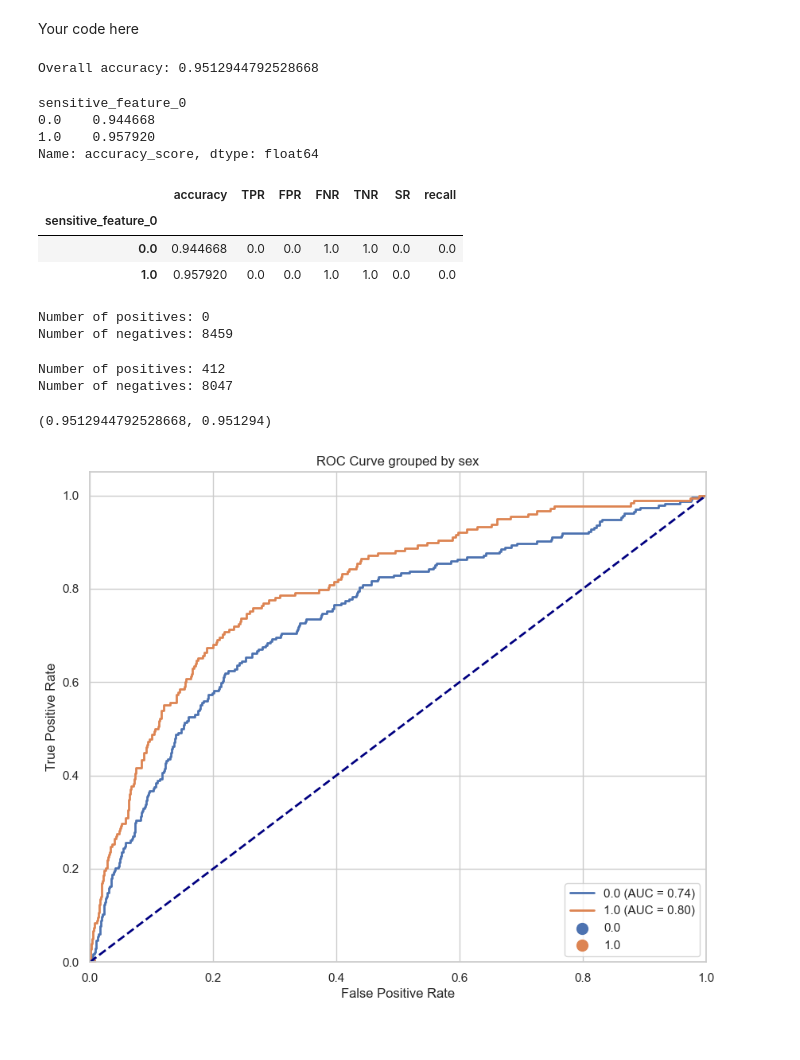
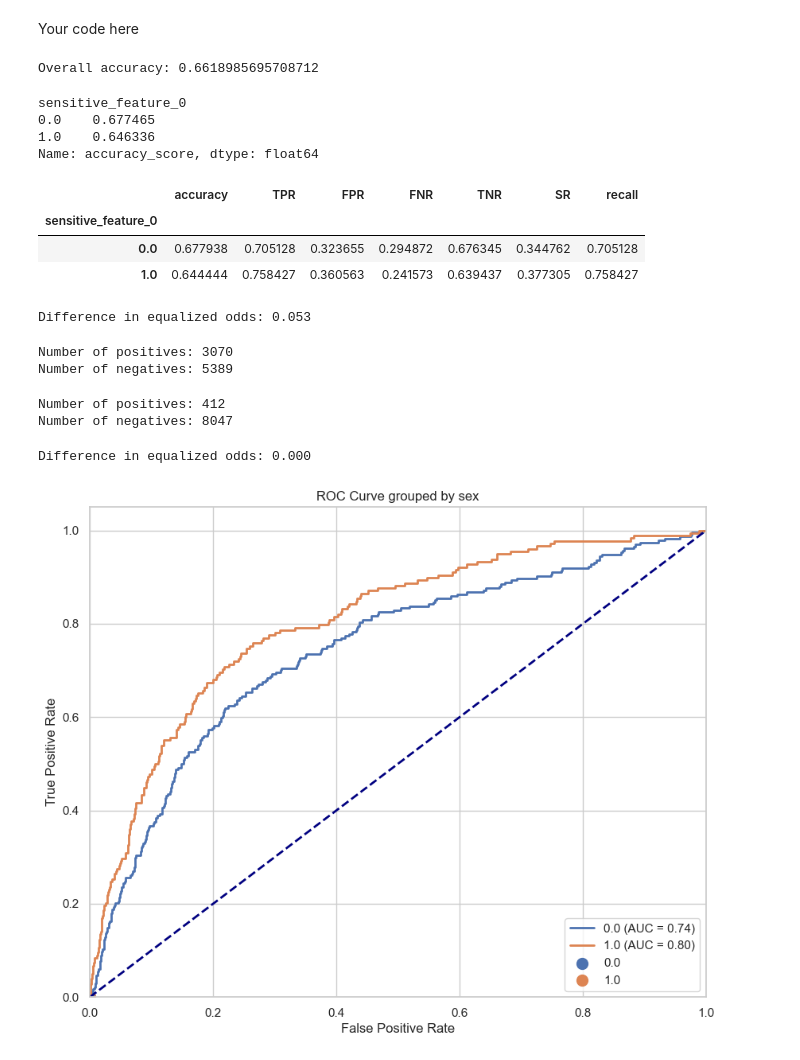
Before and after one commit to Villinger1999/RAI_fairness_exercise1, a Jupyter notebook: exercise.ipynb, the cells around one changed output. Saved outputs shown, nothing was run; the diff lists cells and outputs as text; code cells hidden in the pictures.

```diff
--- a/exercise.ipynb
+++ b/exercise.ipynb
@@ -434,8 +445,8 @@ val_prob_2D = np.column_stack((1 - val_prob, val_prob))
 
 identityclf= IdentityClassifier()
 
-# chhose an optimization method from farilearn, you can choose ThresholdOptimizer
-to = ThresholdOptimizer(estimator=identityclf, constraints="equalized_odds", prefit=True)
+# chose an optimization method from farilearn, you can choose ThresholdOptimizer
+to = ThresholdOptimizer(estimator=identityclf, constraints='equalized_odds', prefit=True, objective='balanced_accuracy_score')
 
 # fit it with validation data
 to.fit(X=val_prob_2D, y=val_lab, sensitive_features=val_a)
@@ -451,39 +462,42 @@ Your code here
 # %%
 # Make predictions
 test_prob = np.array(test_prob, dtype=np.float32)
 test_prob_2D = np.column_stack((1 - test_prob, test_prob))
 
 # predict the test set using the fitted optimizer
 y_pred_fair_test = to.predict(test_prob_2D, sensitive_features=test_a)
-
-mf = MetricFrame(metrics=accuracy_score, y_true=test_lab, y_pred=y_pred_fair_test, sensitive_features=test_a)
 
 metric_frame = MetricFrame(metrics={'accuracy': accuracy_score,
                             'TPR': true_positive_rate,
                             'FPR': false_positive_rate,
                             'FNR': false_negative_rate,
                             'TNR': true_negative_rate,
                             'SR': selection_rate,
                             'recall': recall_score
                          },
                         y_true=test_lab,
                         y_pred=y_pred_fair_test,
                         sensitive_features=test_a)
 
 print('Overall accuracy:', mf.overall)
 
 display(mf.by_group)
 display(metric_frame.by_group)
+
+print(
+    f"Difference in equalized odds: {equalized_odds_difference(y_true=test_lab, y_pred=y_pred_fair_test, sensitive_features=test_a):.3f}"
+)
 # %% [output]
-Overall accuracy: 0.9512944792528668
+Overall accuracy: 0.6618985695708712
 sensitive_feature_0
-0.0    0.944668
-1.0    0.957920
+0.0    0.677465
+1.0    0.646336
 Name: accuracy_score, dtype: float64
 |  | accuracy | TPR | FPR | FNR | TNR | SR | recall |
 | sensitive_feature_0 |  |  |  |  |  |  |  |
-| 0.0 | 0.944668 | 0.0 | 0.0 | 1.0 | 1.0 | 0.0 | 0.0 |
-| 1.0 | 0.957920 | 0.0 | 0.0 | 1.0 | 1.0 | 0.0 | 0.0 |
+| 0.0 | 0.677938 | 0.705128 | 0.323655 | 0.294872 | 0.676345 | 0.344762 | 0.705128 |
+| 1.0 | 0.644444 | 0.758427 | 0.360563 | 0.241573 | 0.639437 | 0.377305 | 0.758427 |
+Difference in equalized odds: 0.053
 # %%
 y_pred_fair_test = np.array(y_pred_fair_test)
 
@@ -492,8 +506,8 @@ n_negatives = np.sum(y_pred_fair_test == 0.0)
 print(f"Number of positives: {n_positives}")
 print(f"Number of negatives: {n_negatives}")
 # %% [output]
-Number of positives: 0
-Number of negatives: 8459
+Number of positives: 3070
+Number of negatives: 5389
 # %%
 test_lab = np.array(test_lab)
 
@@ -504,10 +518,12 @@ print(f"Number of negatives: {n_negatives}")
 # %% [output]
 Number of positives: 412
 Number of negatives: 8047
-# %%
-8047/(412+8047), (0.944668+0.957920)/2
-# %% [output]
-(0.9512944792528668, 0.951294)
+# %%
+print(
+    f"Difference in equalized odds: {equalized_odds_difference(y_true=test_lab, y_pred=y_pred_fair_test, sensitive_features=test_a):.3f}"
+)
+# %% [output]
+Difference in equalized odds: 0.000
 # %%
 plot_roc_simple(test_lab, test_prob, test_a, y_pred_fair_test,
         sensitive_attribute_name = 'sex',
```
Also changed, not shown: parts of 3 cells of this notebook.
